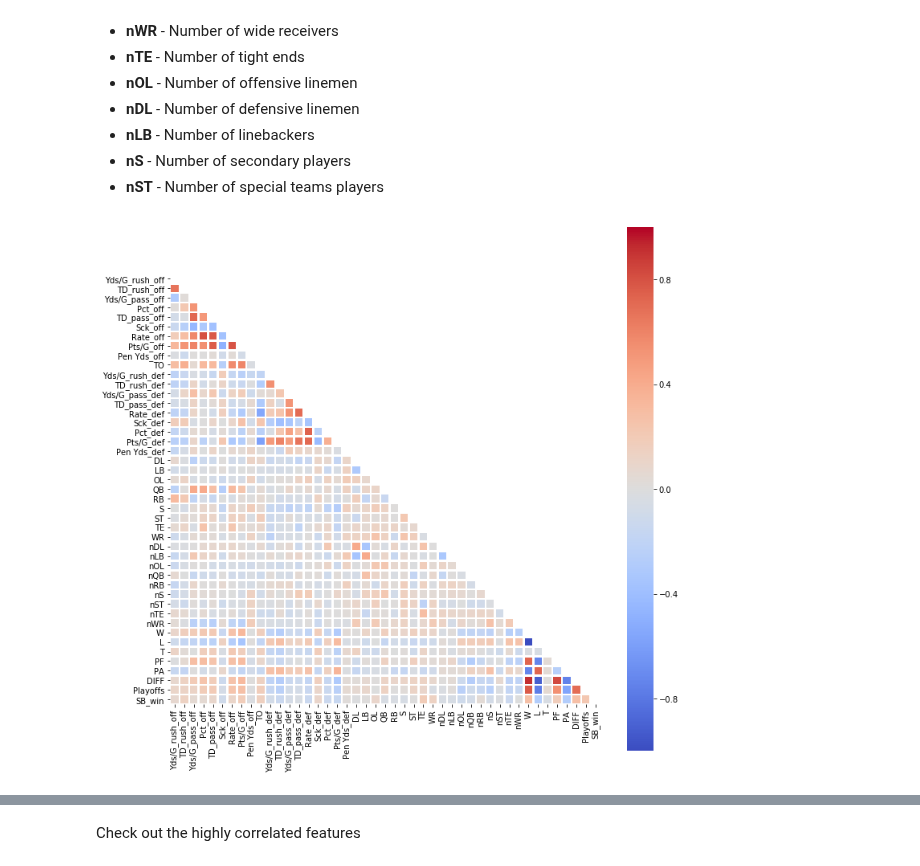
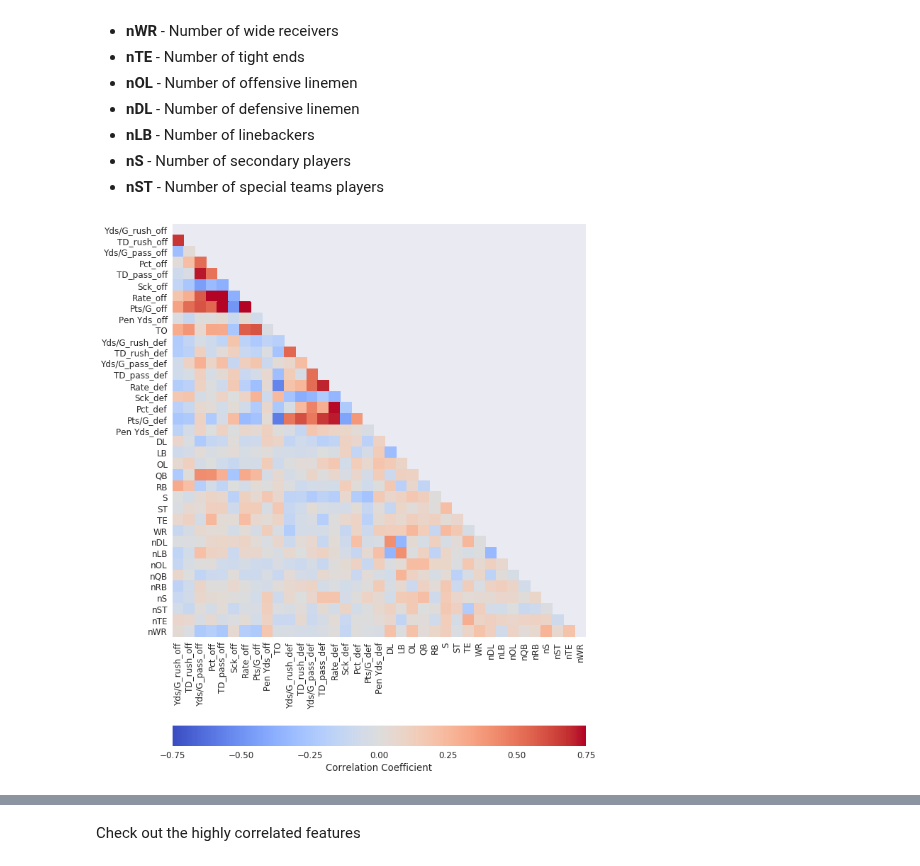
Before and after one commit to tsansom/Springboard-Data-Science, a Jupyter notebook: capstone_projects/nfl/2.1 - Exploratory Data Analysis.ipynb, the cells around one changed output, grey strips where cells are left out. Saved outputs shown, nothing was run; the diff lists cells and outputs as text; code cells hidden in the pictures.

```diff
--- a/capstone_projects/nfl/2.1 - Exploratory Data Analysis.ipynb
+++ b/capstone_projects/nfl/2.1 - Exploratory Data Analysis.ipynb
@@ -120,25 +120,30 @@ X.shape
 * **nS** - Number of secondary players
 * **nST** - Number of special teams players
 # %%
-corr = combined[combined.columns[2:]].corr()
+sns.set(font_scale=1.2)
+
+corr = combined[combined.columns[2:-8]].corr()
 
 import seaborn as sns
 from matplotlib.colors import ListedColormap
 
 labels = corr.where(np.triu(np.ones(corr.shape)).astype(np.bool))
 labels = labels.replace(np.nan,' ', regex=True)
 
 fig, ax = plt.subplots(1, 1, figsize=(12, 12))
 
 mask = np.triu(np.ones(corr.shape)).astype(np.bool)
 
-_ = sns.heatmap(corr, mask=mask, vmin=-1, vmax=1, cmap='coolwarm', square=True, ax=ax)
+_ = sns.heatmap(corr, mask=mask, vmin=-0.75, vmax=0.75, cmap='coolwarm', square=True,
+                ax=ax, cbar_kws={'shrink': .7, 'orientation': 'horizontal',
+                                 'label': 'Correlation Coefficient'})
 
 mask = np.ones(mask.shape)-mask
 
-_ = sns.heatmap(corr, mask=mask, cmap=ListedColormap(['white']),cbar=False, fmt='',
-                linewidths=1.5, ax=ax)
+_ = sns.heatmap(corr, mask=mask, cmap=ListedColormap(['None']),cbar=False, fmt='',
+                linewidths=1.5, linecolor='None', ax=ax)
 
-plt.savefig('figures/corr_map.png', dpi=500)
+plt.tight_layout()
+plt.savefig('figures/corr_map.png', dpi=500, transparent=True)
 # %% [output]
-[figure, old version]
+[figure, new version]
```
Also changed, not shown: parts of 6 cells of this notebook, 4 other files.
